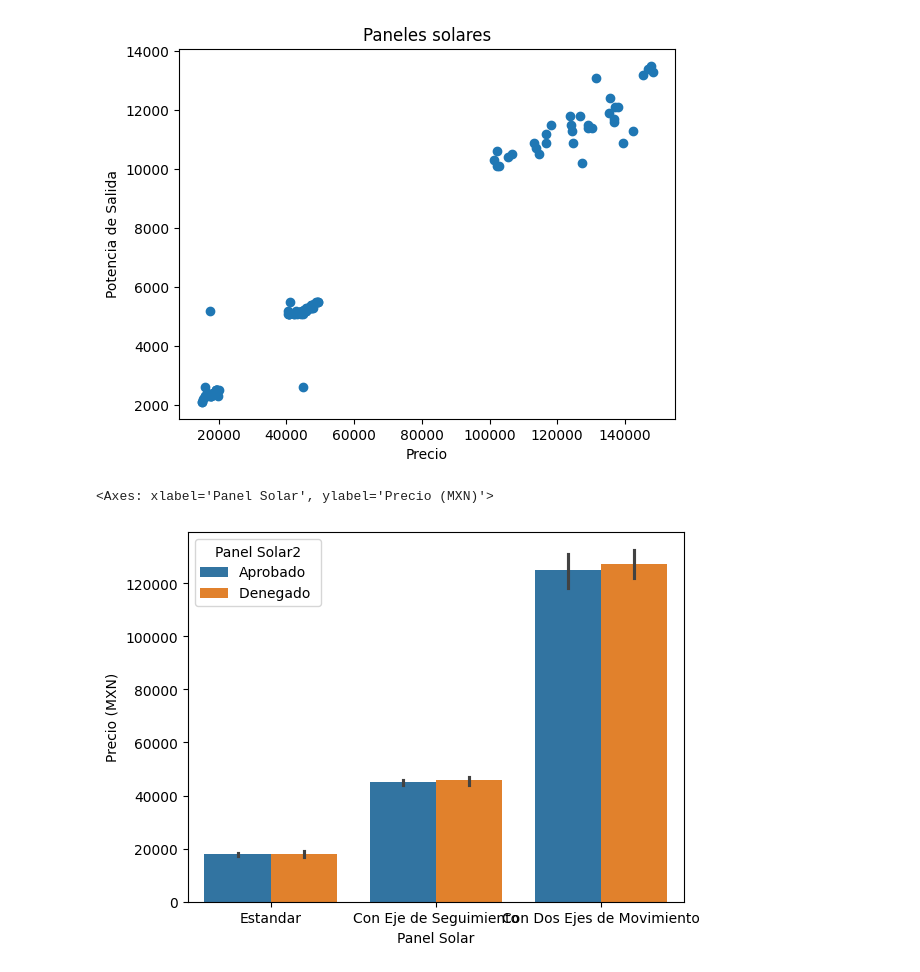
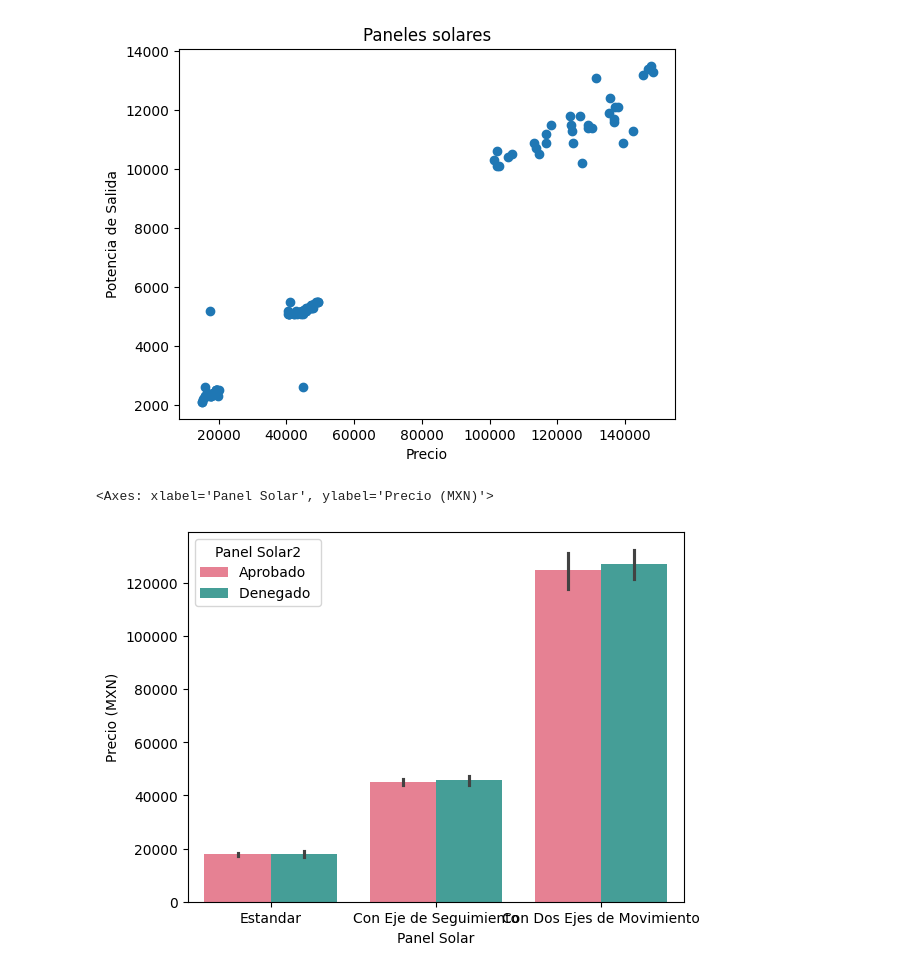
Before and after one commit to jeissonj/ciencia-datos-python-casos-practicos-udemy, a Jupyter notebook: 04_2_regresion-caso-practico.ipynb, the cells around one changed output. Cells and saved outputs as stored; diff of their text form; code cells hidden in the pictures.

```diff
--- a/04_2_regresion-caso-practico.ipynb
+++ b/04_2_regresion-caso-practico.ipynb
@@ -17,7 +17,7 @@ plt.show()
 # %%
 # df.describe()
 # df.info()
-sns.barplot(x="Panel Solar", y="Precio (MXN)", data=df, hue="Panel Solar2")
+sns.barplot(x="Panel Solar", y="Precio (MXN)", data=df, hue="Panel Solar2",palette = "husl")
 # %% [output]
 <Axes: xlabel='Panel Solar', ylabel='Precio (MXN)'>
-[figure, old version]
+[figure, new version]
```
Also changed, not shown: parts of 19 cells of this notebook, 3 other files.
